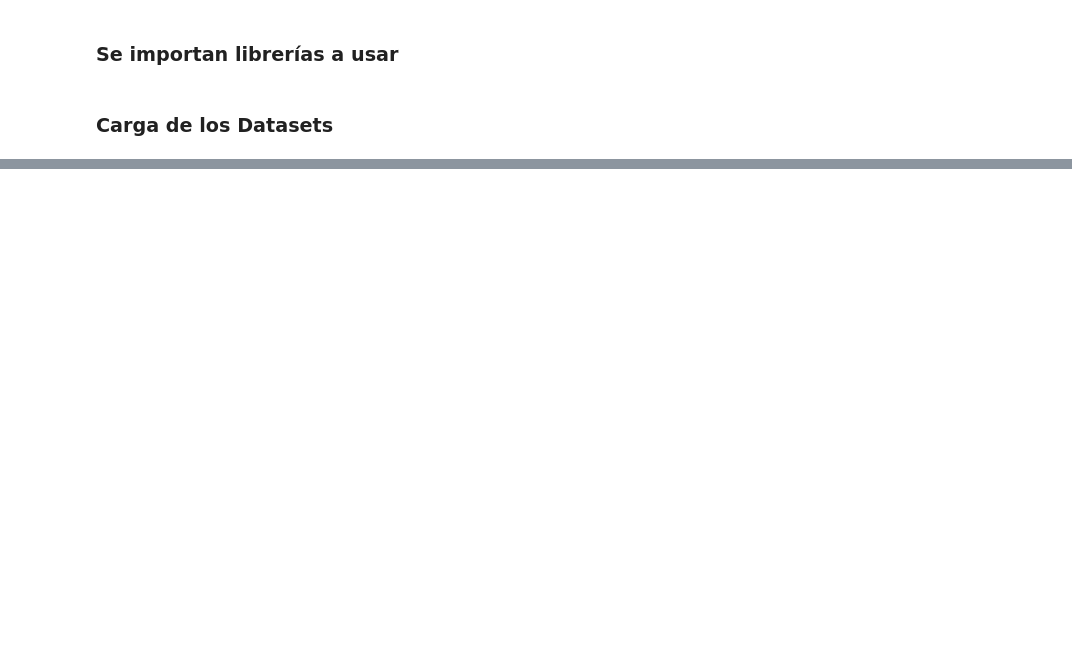
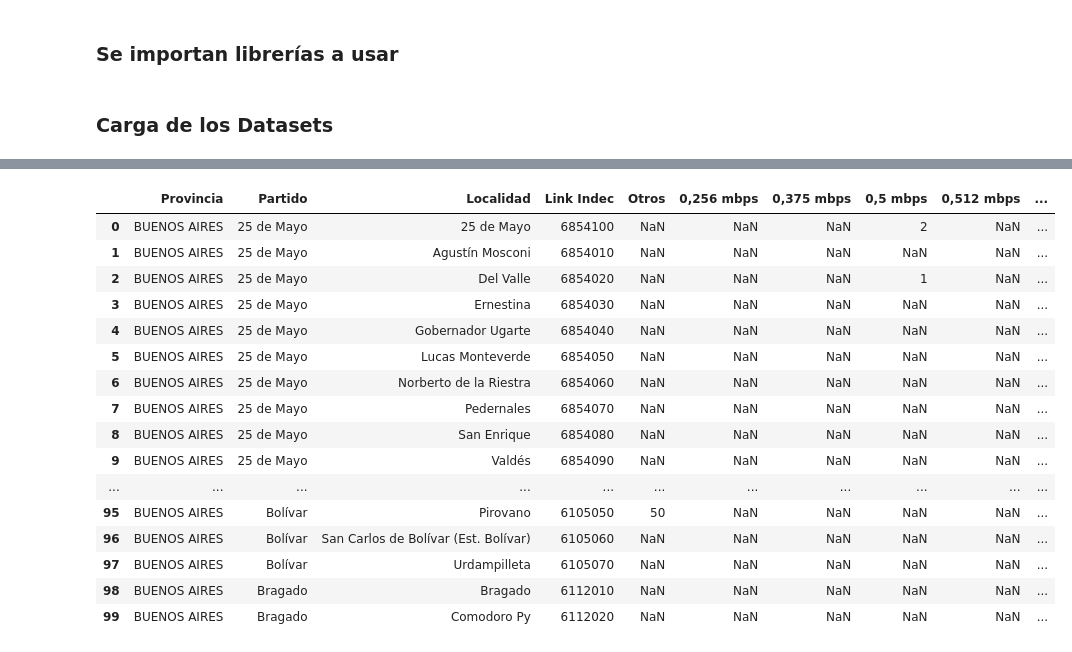
Before and after one commit to EmilianoEmanuelSosa/PI_DA_Data-visualization, a Jupyter notebook: ETL.ipynb, the cells around one changed output, grey strips where cells are left out. Saved outputs shown, nothing was run; the diff lists cells and outputs as text; code cells hidden in the pictures; blank space fills up the shorter version.

```diff
--- a/ETL.ipynb
+++ b/ETL.ipynb
@@ -27,0 +107,21 @@ names_dataframes = ['Acceso_internet_fijo_velocidad_bajada_provincia', 'Acceso_i
+# %%
+# 2
+display_scrollable_dataframe(Acceso_internet_fijo_velocidadbajada_localidad.head(100))
+# %% [output]
+|  | Provincia | Partido | Localidad | Link Indec | Otros | 0,256 mbps | 0,375 mbps | 0,5 mbps | 0,512 mbps | ... |
+| 0 | BUENOS AIRES | 25 de Mayo | 25 de Mayo | 6854100 | NaN | NaN | NaN | 2 | NaN | ... |
+| 1 | BUENOS AIRES | 25 de Mayo | Agustín Mosconi | 6854010 | NaN | NaN | NaN | NaN | NaN | ... |
+| 2 | BUENOS AIRES | 25 de Mayo | Del Valle | 6854020 | NaN | NaN | NaN | 1 | NaN | ... |
+| 3 | BUENOS AIRES | 25 de Mayo | Ernestina | 6854030 | NaN | NaN | NaN | NaN | NaN | ... |
+| 4 | BUENOS AIRES | 25 de Mayo | Gobernador Ugarte | 6854040 | NaN | NaN | NaN | NaN | NaN | ... |
+| 5 | BUENOS AIRES | 25 de Mayo | Lucas Monteverde | 6854050 | NaN | NaN | NaN | NaN | NaN | ... |
+| 6 | BUENOS AIRES | 25 de Mayo | Norberto de la Riestra | 6854060 | NaN | NaN | NaN | NaN | NaN | ... |
+| 7 | BUENOS AIRES | 25 de Mayo | Pedernales | 6854070 | NaN | NaN | NaN | NaN | NaN | ... |
+| 8 | BUENOS AIRES | 25 de Mayo | San Enrique | 6854080 | NaN | NaN | NaN | NaN | NaN | ... |
+| 9 | BUENOS AIRES | 25 de Mayo | Valdés | 6854090 | NaN | NaN | NaN | NaN | NaN | ... |
+| ... | ... | ... | ... | ... | ... | ... | ... | ... | ... | ... |
+| 95 | BUENOS AIRES | Bolívar | Pirovano | 6105050 | 50 | NaN | NaN | NaN | NaN | ... |
+| 96 | BUENOS AIRES | Bolívar | San Carlos de Bolívar (Est. Bolívar) | 6105060 | NaN | NaN | NaN | NaN | NaN | ... |
+| 97 | BUENOS AIRES | Bolívar | Urdampilleta | 6105070 | NaN | NaN | NaN | NaN | NaN | ... |
+| 98 | BUENOS AIRES | Bragado | Bragado | 6112010 | NaN | NaN | NaN | NaN | NaN | ... |
+| 99 | BUENOS AIRES | Bragado | Comodoro Py | 6112020 | NaN | NaN | NaN | NaN | NaN | ... |
```
Also changed, not shown: parts of 33 cells of this notebook.
